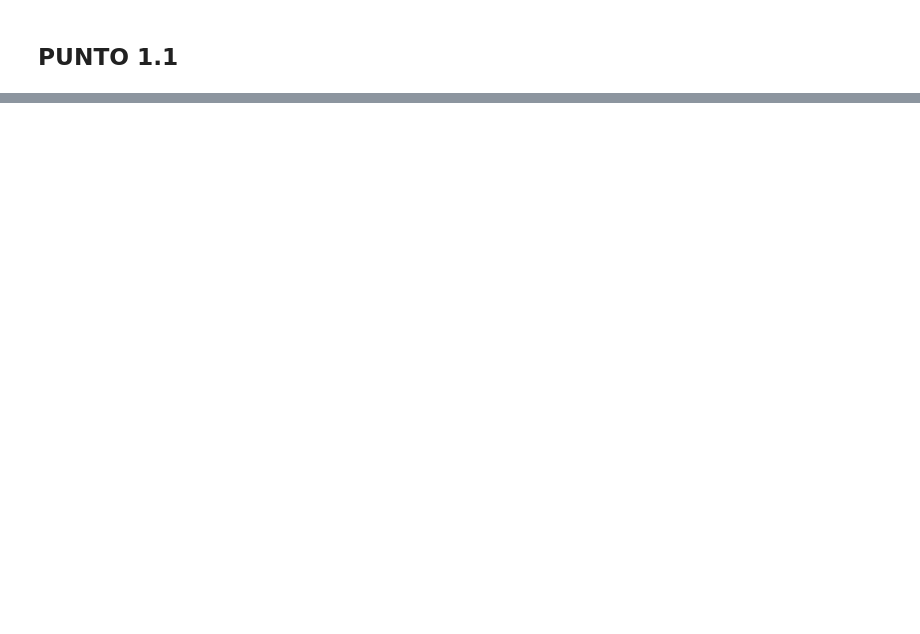
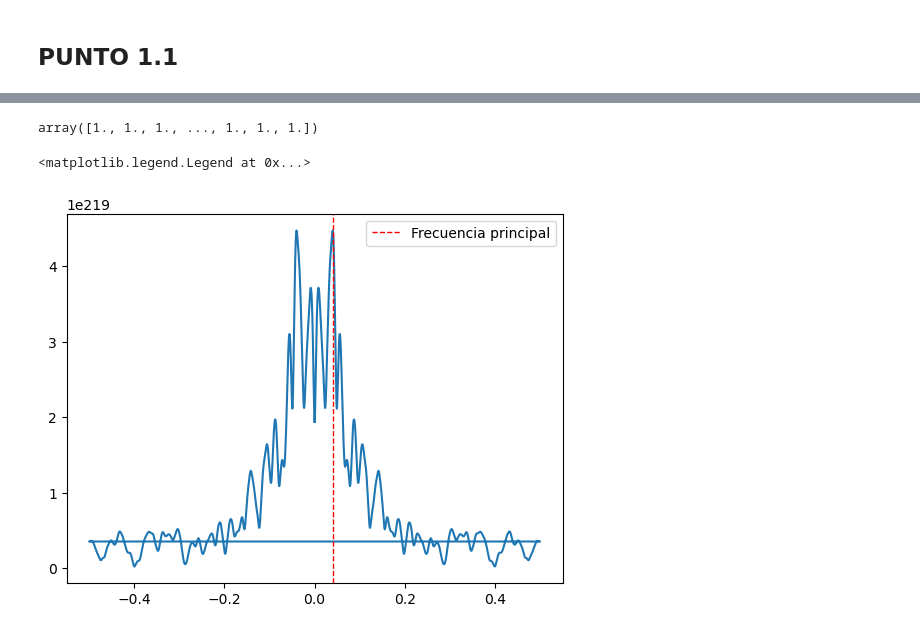
Before and after one commit to DANI2579/MetodosComputacionalesII, a Jupyter notebook: Taller_2/Untitled.ipynb, the cells around one changed output, grey strips where cells are left out. Saved outputs shown, nothing was run; the diff lists cells and outputs as text; code cells hidden in the pictures; blank space fills up the shorter version.

```diff
--- a/Taller_2/Untitled.ipynb
+++ b/Taller_2/Untitled.ipynb
@@ -85,0 +60,16 @@ plt.plot(frecuencias,norma_transformada)
+# %%
+threshold(frecuencias,0.1)
+# %% [output]
+array([1., 1., 1., ..., 1., 1., 1.])
+# %%
+#####tipo Gauss
+señal_filtrada=np.fft.fft(datos*gauss(frecuencias,1000))
+norma_señal_filtrada=abs(señal_filtrada)
+indice_max=np.argmax(norma_señal_filtrada[0:len(norma_señal_filtrada)//2])
+f_p=frecuencias[indice_max]
+plt.plot(frecuencias,norma_señal_filtrada)
+plt.axvline(f_p,color="r",linestyle="--",label="Frecuencia principal",lw=1)
+plt.legend()
+# %% [output]
+<matplotlib.legend.Legend at 0x...>
+[figure, added]
```
Also changed, not shown: parts of 27 cells of this notebook, 3 other files.
